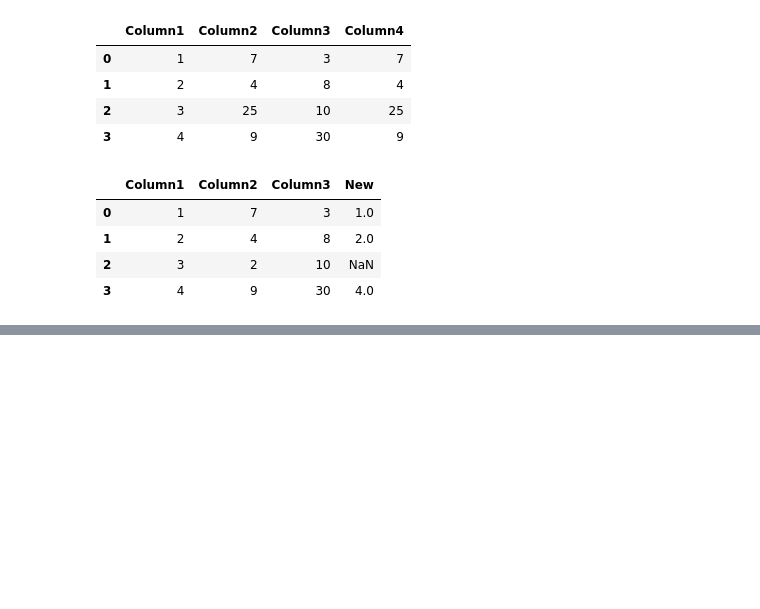
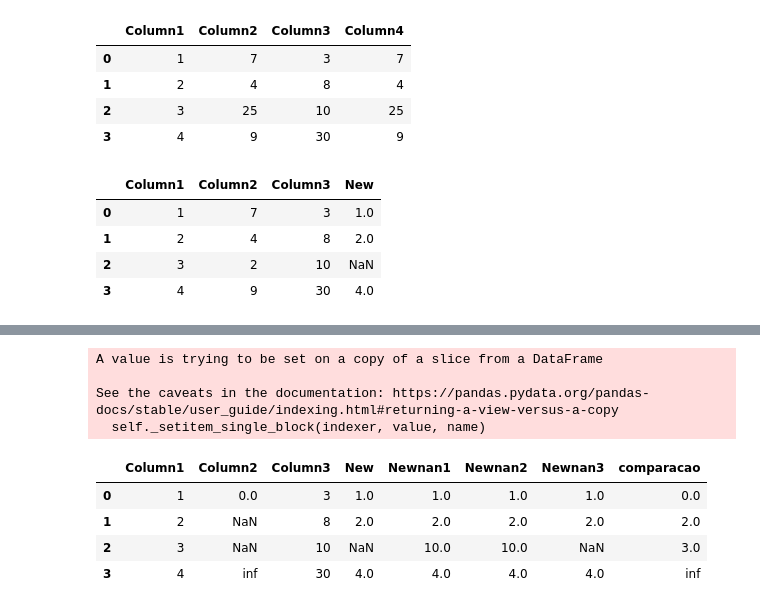
Before and after one commit to alexaugusto23/python_developer, a Jupyter notebook: Planejamento - Lógicas/Scripts e Notebooks/logicas_pyplan.ipynb, the cells around one changed output, grey strips where cells are left out. Drawn from its saved outputs; the diff is of its cells as text; code cells hidden in the pictures; blank space fills up the shorter version.

```diff
--- a/Planejamento - Lógicas/Scripts e Notebooks/logicas_pyplan.ipynb
+++ b/Planejamento - Lógicas/Scripts e Notebooks/logicas_pyplan.ipynb
@@ -1831,0 +1863,20 @@ df
+# %%
+df['Column2'].loc[0] = 0
+df['Column2'].loc[1] = None
+df['Column2'].loc[2] = np.nan
+df['Column2'].loc[3] = np.inf
+
+df['comparacao'] = np.where(df['Column2'].isnull(), df['Column1'], df['Column2'])
+# %% [output]
+A value is trying to be set on a copy of a slice from a DataFrame
+
+See the caveats in the documentation: https://pandas.pydata.org/pandas-docs/stable/user_guide/indexing.html#returning-a-view-versus-a-copy
+  self._setitem_single_block(indexer, value, name)
+# %%
+df
+# %% [output]
+|  | Column1 | Column2 | Column3 | New | Newnan1 | Newnan2 | Newnan3 | comparacao |
+| 0 | 1 | 0.0 | 3 | 1.0 | 1.0 | 1.0 | 1.0 | 0.0 |
+| 1 | 2 | NaN | 8 | 2.0 | 2.0 | 2.0 | 2.0 | 2.0 |
+| 2 | 3 | NaN | 10 | NaN | 10.0 | 10.0 | NaN | 3.0 |
+| 3 | 4 | inf | 30 | 4.0 | 4.0 | 4.0 | 4.0 | inf |
```
Also changed, not shown: parts of 20 cells of this notebook.
